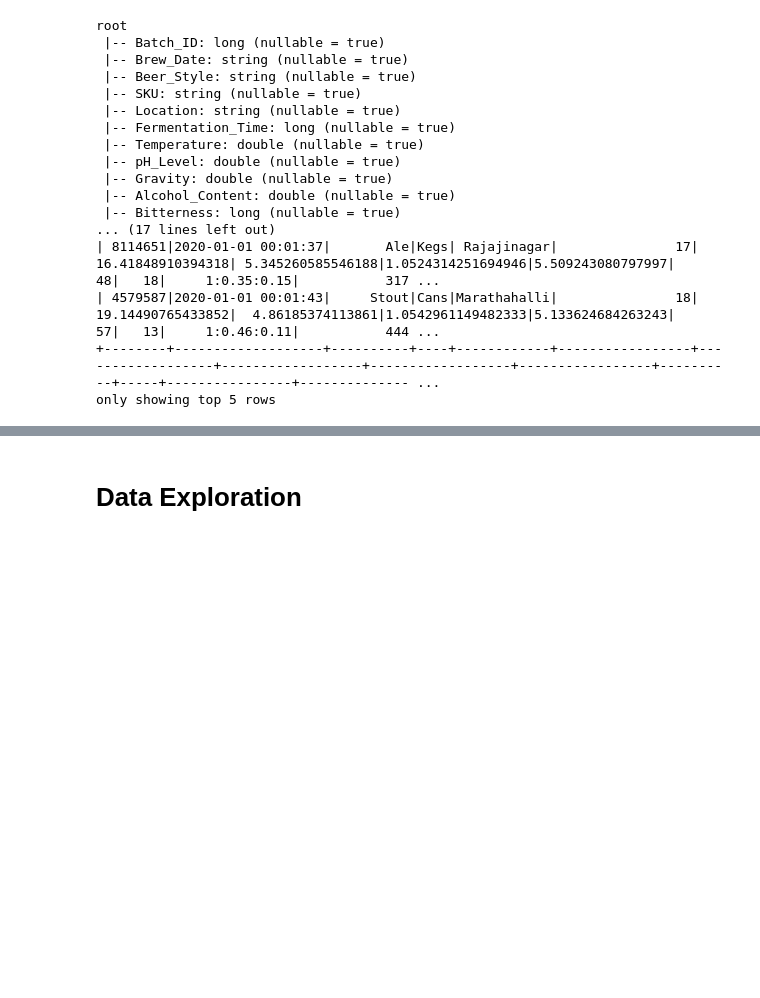
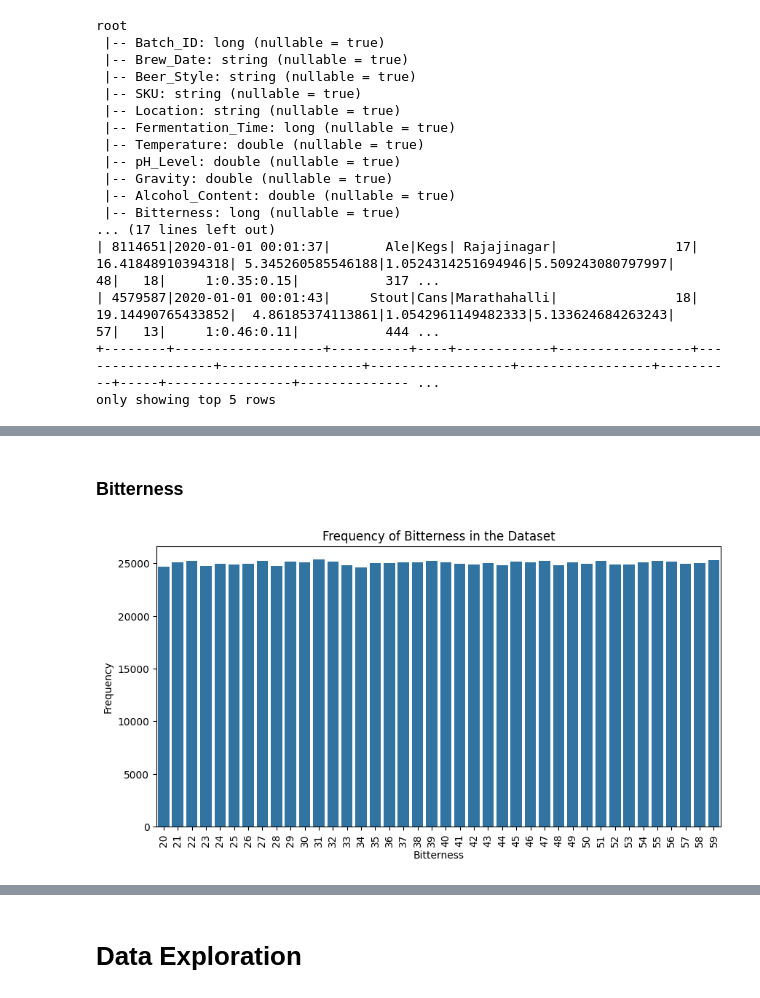
Before and after one commit to VincenzoRocchi/DDAM, a Jupyter notebook: code/Brewery.ipynb, the cells around one changed output, grey strips where cells are left out. Saved outputs shown, nothing was run; the diff lists cells and outputs as text; code cells hidden in the pictures; blank space fills up the shorter version.

```diff
--- a/code/Brewery.ipynb
+++ b/code/Brewery.ipynb
@@ -166,0 +259,14 @@ print(distinct_cat_counts)
+# %% [markdown]
+### Bitterness
+# %%
+Bitterness_frequency = sample.groupBy("Bitterness").count().toPandas()
+
+plt.figure(figsize=(10, 5))
+sns.barplot(data=Bitterness_frequency, x="Bitterness", y="count", order=Bitterness_frequency.sort_values('Bitterness', ascending=True)["Bitterness"])
+plt.title('Frequency of Bitterness in the Dataset')
+plt.xlabel('Bitterness')
+plt.ylabel('Frequency')
+plt.xticks(rotation=90)
+plt.show()
+# %% [output]
+[figure, added]
```
Also changed, not shown: parts of 66 cells of this notebook, 1 other file.
